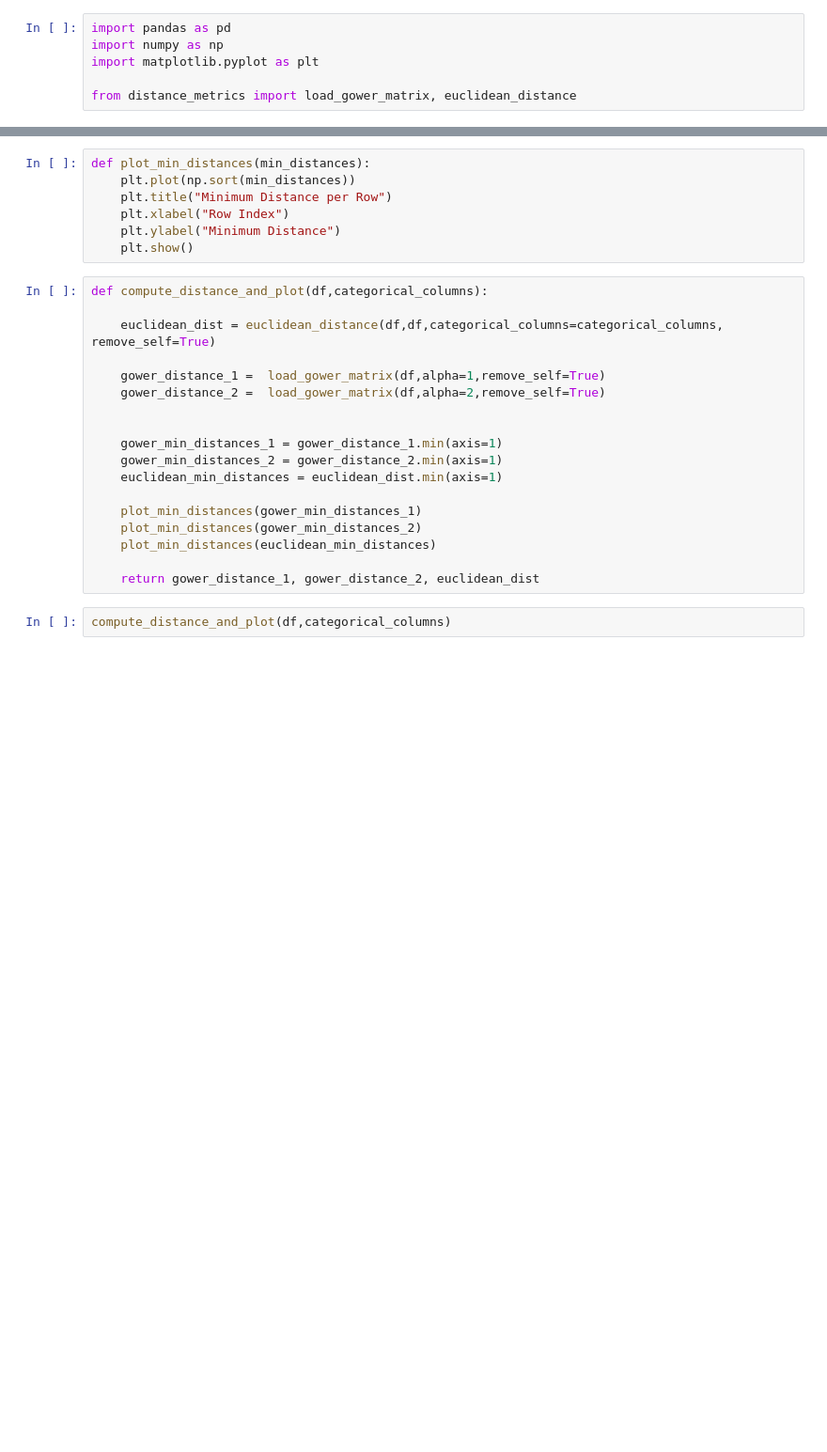
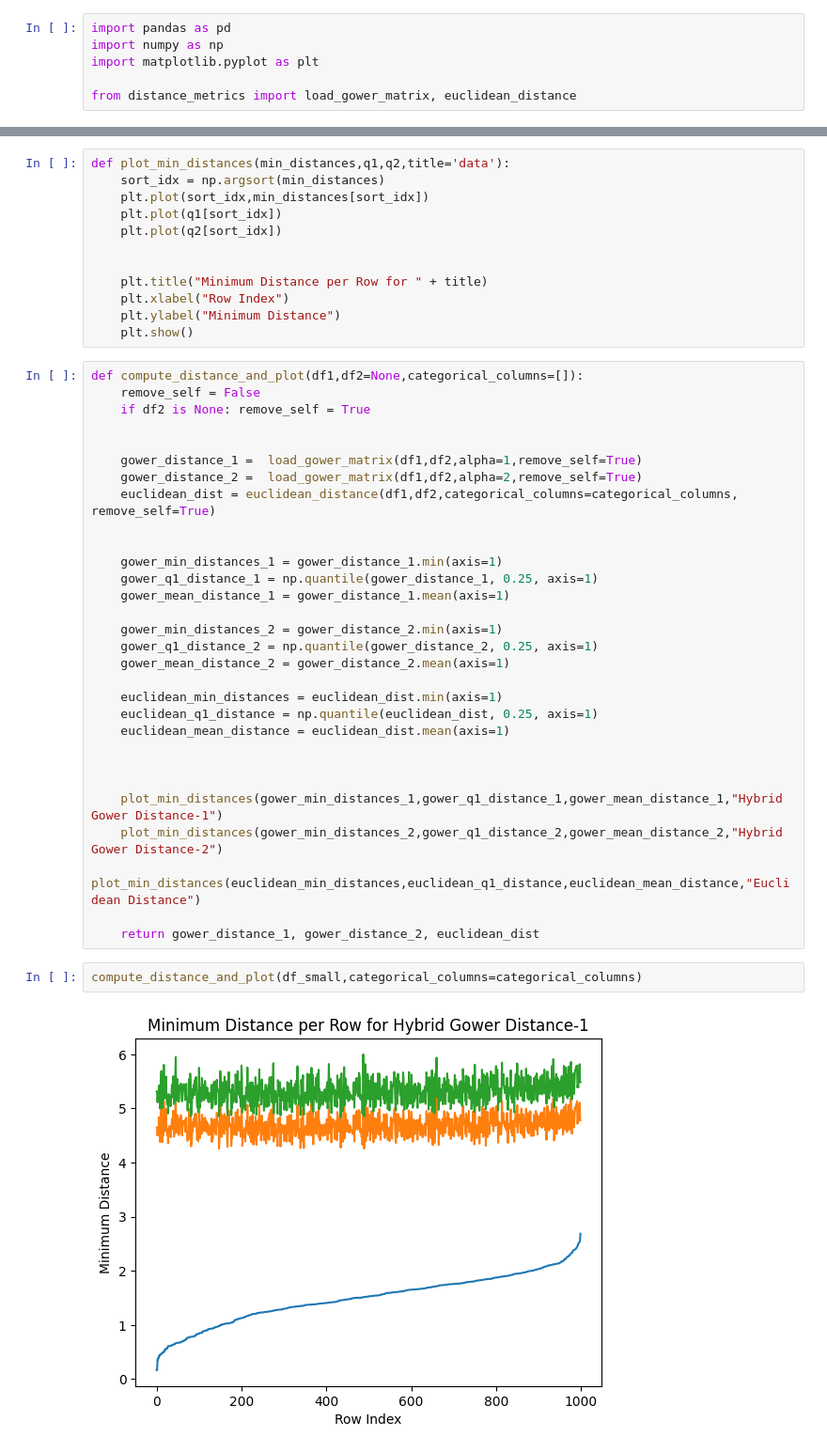
Before and after one commit to Kem0sabe/Master_thesis_experiments, a Jupyter notebook: distance_metric/compare_metrics.ipynb, the cells around one changed output, grey strips where cells are left out. Shown: that part at 94% size. Cells and saved outputs as stored; diff of their text form; blank space fills up the shorter version.

Commit message:
add files for comparing distance metrics

```diff
--- a/distance_metric/compare_metrics.ipynb
+++ b/distance_metric/compare_metrics.ipynb
@@ -12,27 +29,46 @@ df = df.head(1000)
 # %%
-def plot_min_distances(min_distances):
-    plt.plot(np.sort(min_distances))
-    plt.title("Minimum Distance per Row")
+def plot_min_distances(min_distances,q1,q2,title='data'):
+    sort_idx = np.argsort(min_distances)
+    plt.plot(sort_idx,min_distances[sort_idx])
+    plt.plot(q1[sort_idx])
+    plt.plot(q2[sort_idx])
+
+
+    plt.title("Minimum Distance per Row for " + title)
     plt.xlabel("Row Index")
     plt.ylabel("Minimum Distance")
     plt.show()
 # %%
-def compute_distance_and_plot(df,categorical_columns):
+def compute_distance_and_plot(df1,df2=None,categorical_columns=[]):
+    remove_self = False
+    if df2 is None: remove_self = True
 
-    euclidean_dist = euclidean_distance(df,df,categorical_columns=categorical_columns, remove_self=True)
 
-    gower_distance_1 =  load_gower_matrix(df,alpha=1,remove_self=True)
-    gower_distance_2 =  load_gower_matrix(df,alpha=2,remove_self=True)
+    gower_distance_1 =  load_gower_matrix(df1,df2,alpha=1,remove_self=True)
+    gower_distance_2 =  load_gower_matrix(df1,df2,alpha=2,remove_self=True)
+    euclidean_dist = euclidean_distance(df1,df2,categorical_columns=categorical_columns, remove_self=True)
 
 
     gower_min_distances_1 = gower_distance_1.min(axis=1)
+    gower_q1_distance_1 = np.quantile(gower_distance_1, 0.25, axis=1)
+    gower_mean_distance_1 = gower_distance_1.mean(axis=1)
+
     gower_min_distances_2 = gower_distance_2.min(axis=1)
+    gower_q1_distance_2 = np.quantile(gower_distance_2, 0.25, axis=1)
+    gower_mean_distance_2 = gower_distance_2.mean(axis=1)
+
     euclidean_min_distances = euclidean_dist.min(axis=1)
+    euclidean_q1_distance = np.quantile(euclidean_dist, 0.25, axis=1)
+    euclidean_mean_distance = euclidean_dist.mean(axis=1)
 
-    plot_min_distances(gower_min_distances_1)
-    plot_min_distances(gower_min_distances_2)
-    plot_min_distances(euclidean_min_distances)
+
+
+    plot_min_distances(gower_min_distances_1,gower_q1_distance_1,gower_mean_distance_1,"Hybrid Gower Distance-1")
+    plot_min_distances(gower_min_distances_2,gower_q1_distance_2,gower_mean_distance_2,"Hybrid Gower Distance-2")
+    plot_min_distances(euclidean_min_distances,euclidean_q1_distance,euclidean_mean_distance,"Euclidean Distance")
 
     return gower_distance_1, gower_distance_2, euclidean_dist
 # %%
-compute_distance_and_plot(df,categorical_columns)
+compute_distance_and_plot(df_small,categorical_columns=categorical_columns)
+# %% [output]
+[figure, added]
```
Also changed, not shown: parts of 7 cells of this notebook, 1 other file.
